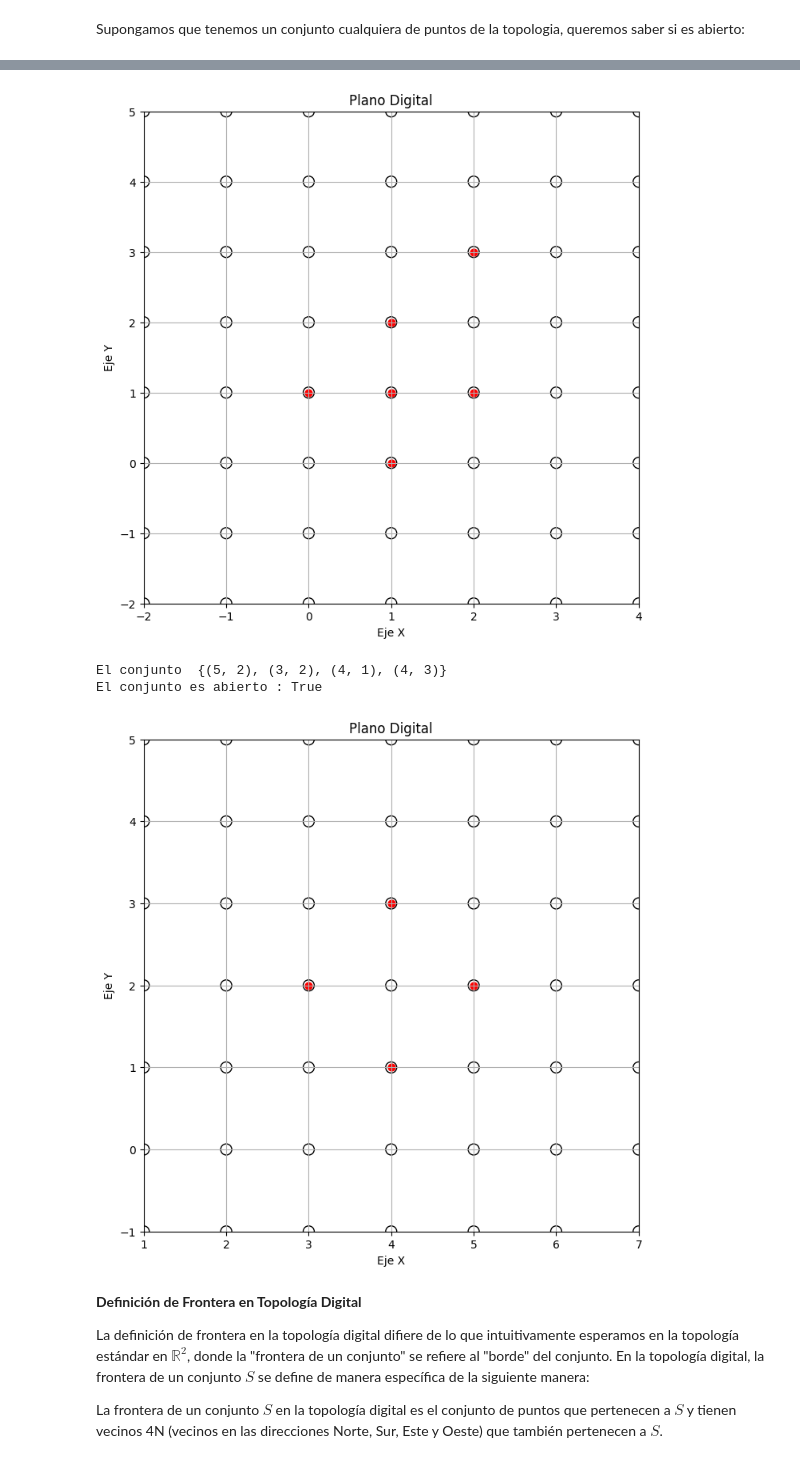
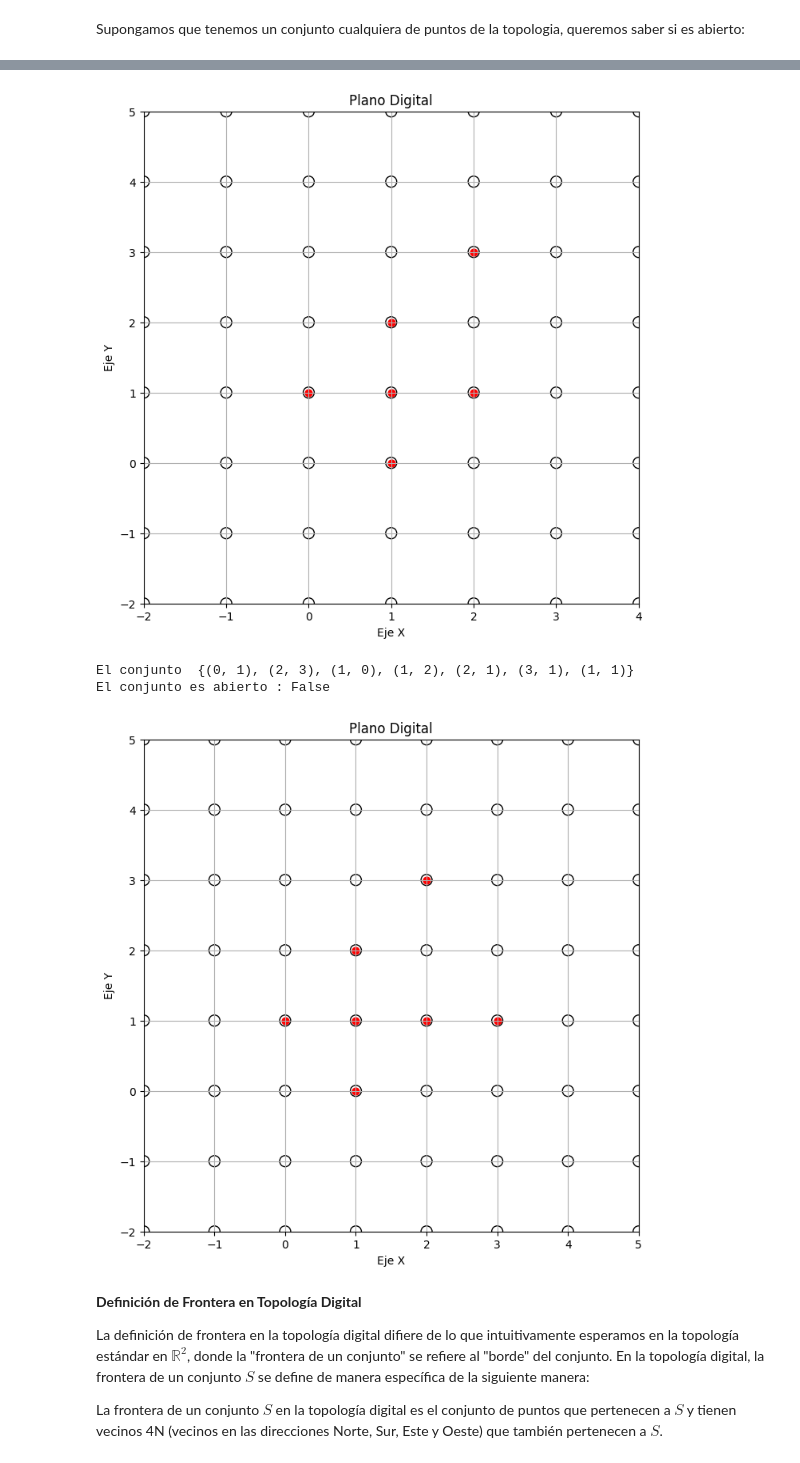
Before and after one commit to inward481/Topologia-digital, a Jupyter notebook: bases datos topologia/TopologiaDigital.ipynb, the cells around one changed output, grey strips where cells are left out. Cells and saved outputs as stored; diff of their text form; code cells hidden in the pictures.

```diff
--- a/bases datos topologia/TopologiaDigital.ipynb
+++ b/bases datos topologia/TopologiaDigital.ipynb
@@ -457,14 +454,16 @@ if __name__=="__main__":
     #Ejemplo 2.1: Es S es abierto en la topología digital?
     S = { (0,1), (1,0), (1,1) , (1, 2) , (2,1) , (2,3) }
     print("El conjunto ", S)
+    print("El conjunto es abierto :", es_abierto(S))
     es_abierto(S)
     graficarPlanoDigital(S)
 
 
     #Ejemplo 2.2: Es S es abierto en la topología digital?
-    S = { (4,1), (3,2), (5,2) ,(4,3) }
+    S = { (0,1), (1,0), (1,1) , (1, 2) , (2,1) , (2,3),(3,1) }
     print("El conjunto ", S)
     print("El conjunto es abierto :", es_abierto(S))
+    es_abierto(S)
     graficarPlanoDigital(S)
 # %% [output]
 El conjunto  {(0, 1), (2, 3), (1, 2), (2, 1), (1, 0), (1, 1)}
@@ -471,7 +471,7 @@ El conjunto  {(0, 1), (2, 3), (1, 2), (2, 1), (1, 0), (1, 1)}
 [figure]
-El conjunto  {(5, 2), (3, 2), (4, 1), (4, 3)}
-El conjunto es abierto : True
+El conjunto  {(0, 1), (2, 3), (1, 0), (1, 2), (2, 1), (3, 1), (1, 1)}
+El conjunto es abierto : False
-[figure, old version]
+[figure, new version]
 # %% [markdown]
 **Definición de Frontera en Topología Digital**
 
```
Also changed, not shown: parts of 22 cells of this notebook, 2 other files.
